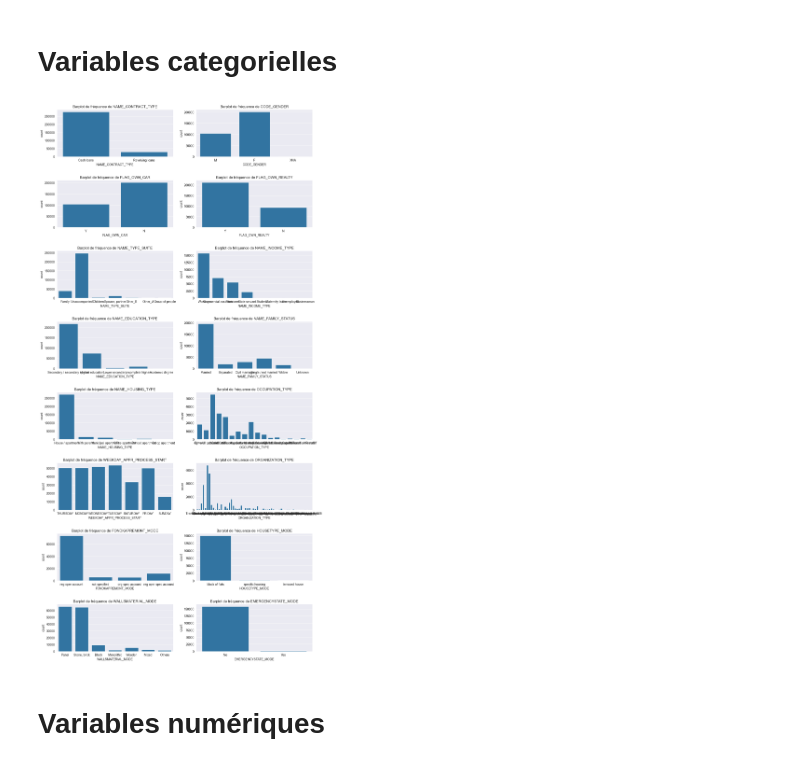
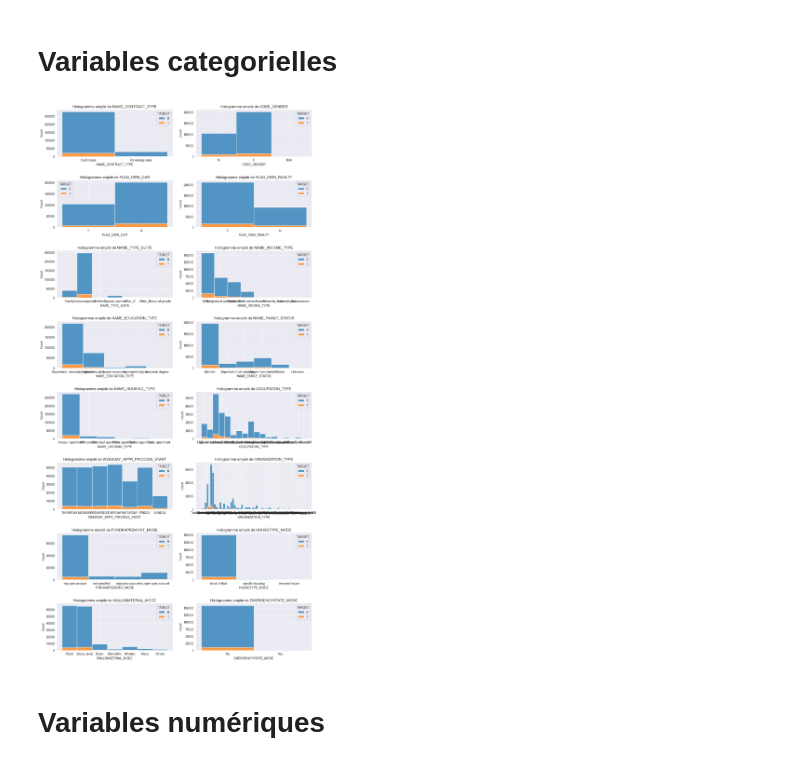
Before and after one commit to SamuelBaheux/Challenge_Nexialog, a Jupyter notebook: Analyse exploratoire.ipynb, the cells around one changed output. Cells and saved outputs as stored; diff of their text form; code cells hidden in the pictures.

```diff
--- a/Analyse exploratoire.ipynb
+++ b/Analyse exploratoire.ipynb
@@ -221,21 +214,20 @@ plt.show()
 # %%
 obj_columns = data.select_dtypes(include='object').columns
 
 num_cols = 2
-num_rows = (len(obj_columns) + 1) // 2  # Ajoutez 1 pour gérer les cas impairs
+num_rows = (len(obj_columns) + 1) // 2  # Ajouter 1 pour gérer les cas impairs
 
 fig, axes = plt.subplots(num_rows, num_cols, figsize=(15, 4 * num_rows))
-
 fig.subplots_adjust(hspace=0.5)
 
 axes = axes.flatten()
 
 for i, col in enumerate(obj_columns):
-    sns.countplot(x=data[col], ax=axes[i])
-    axes[i].set_title(f'Barplot de fréquence de {col}')
+    sns.histplot(data, x=col, hue='TARGET', multiple='stack', ax=axes[i])
+    axes[i].set_title(f'Histogramme empilé de {col}')
 
 plt.show()
 # %% [output]
-[figure, old version]
+[figure, new version]
 # %% [markdown]
 # Variables numériques
```
Also changed, not shown: parts of 13 cells of this notebook, 1 other file.
